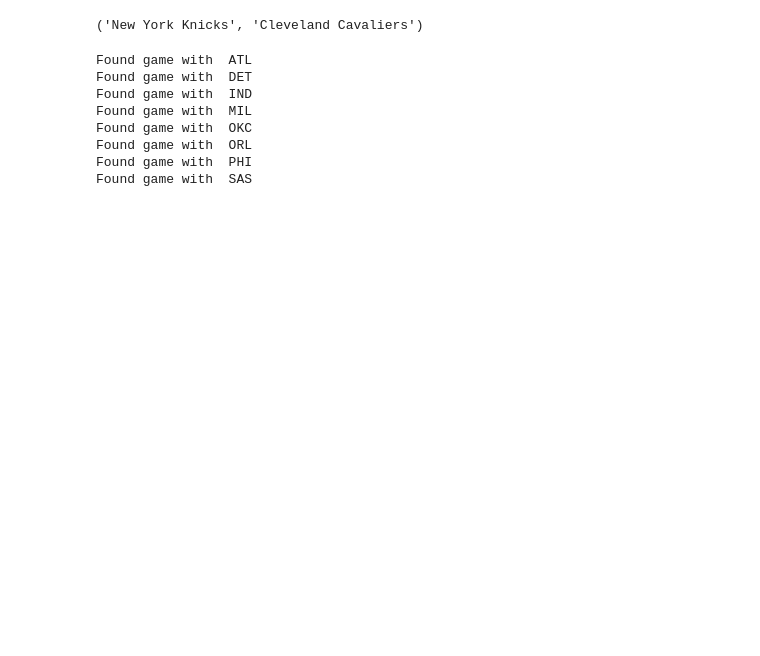
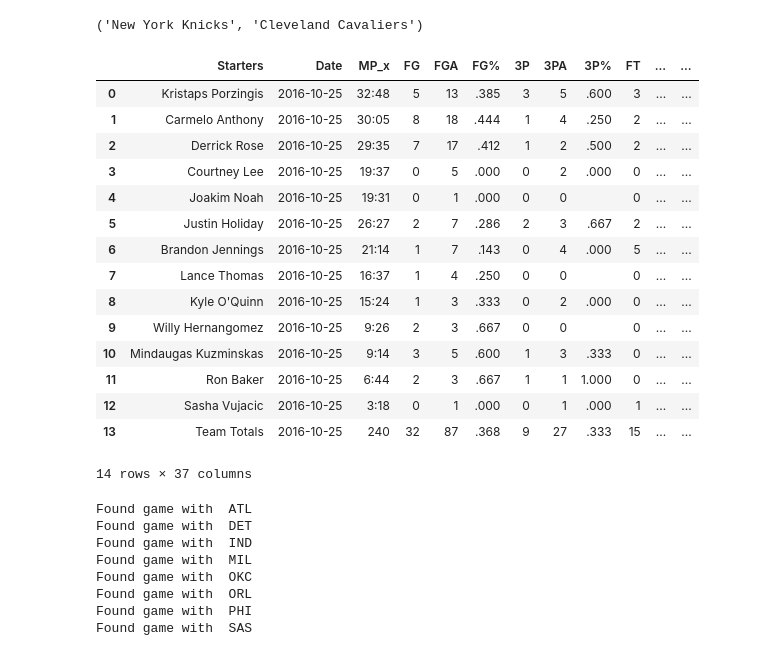
Before and after one commit to alhuang10/Basketball-Predictions, a Jupyter notebook: Basketball Reference Parsing.ipynb, the cells around one changed output. Saved outputs shown, nothing was run; the diff lists cells and outputs as text; code cells hidden in the pictures; blank space fills up the shorter version.

```diff
--- a/Basketball Reference Parsing.ipynb
+++ b/Basketball Reference Parsing.ipynb
@@ -180,6 +204,10 @@ regular_stats_team_2 = df.iloc[second_empty+2:third_empty]
 
 # Removing reserves row
 regular_stats_team_2 = regular_stats_team_2.loc[regular_stats_team_2['Starters'] != 'Reserves']
+
+# Add date column for indexing by player
+regular_stats_team_2['Date'] = date(2016, 10, 25)
+
 regular_stats_team_2
 # %% [output]
 |  | Starters | MP | FG | FGA | FG% | 3P | 3PA | 3P% | FT | FTA | ... | ... |
@@ -238,0 +261,12 @@ home_team = headline[(headline.find(' at ')+4):(headline.find(' Box '))]
+# %%
+# Horizontally concatenating the two stats dataframes for each team
+
+all_stats_team_1 = regular_stats_team_1.merge(advanced_stats_team_1, left_on='Starters', right_on='Starters', how='inner')
+all_stats_team_2 = regular_stats_team_2.merge(advanced_stats_team_2, left_on='Starters', right_on='Starters', how='inner')
+
+
+print(all_stats_team_1)
+print(all_stats_team_2)
+
+#all_stats_team_1 = pd.concat([regular_stats_team_1, advanced_stats_team_1], axis=1, jo)
+#all_stats_team_1
@@ -238,0 +291,12 @@ home_team = headline[(headline.find(' at ')+4):(headline.find(' Box '))]
+# %%
+# Rearrange columns in the two dataframes
+columns = all_stats_team_2.columns.tolist()
+columns.remove('Date')
+columns.remove('Starters')
+
+
+all_stats_team_1 = all_stats_team_1[['Starters','Date'] + columns]
+all_stats_team_2 = all_stats_team_2[['Starters','Date'] + columns]
+
+team_1_players = all_stats_team_1['Starters'].tolist()[:-1]
+team_1_players
@@ -240,6 +348,28 @@ home_team = headline[(headline.find(' at ')+4):(headline.find(' Box '))]
 away_team, home_team
 # %% [output]
 ('New York Knicks', 'Cleveland Cavaliers')
+# %%
+
+test = pd.DataFrame()
+# %%
+test.append(all_stats_team_1)
+# %% [output]
+|  | Starters | Date | MP_x | FG | FGA | FG% | 3P | 3PA | 3P% | FT | ... | ... |
+| 0 | Kristaps Porzingis | 2016-10-25 | 32:48 | 5 | 13 | .385 | 3 | 5 | .600 | 3 | ... | ... |
+| 1 | Carmelo Anthony | 2016-10-25 | 30:05 | 8 | 18 | .444 | 1 | 4 | .250 | 2 | ... | ... |
+| 2 | Derrick Rose | 2016-10-25 | 29:35 | 7 | 17 | .412 | 1 | 2 | .500 | 2 | ... | ... |
+| 3 | Courtney Lee | 2016-10-25 | 19:37 | 0 | 5 | .000 | 0 | 2 | .000 | 0 | ... | ... |
+| 4 | Joakim Noah | 2016-10-25 | 19:31 | 0 | 1 | .000 | 0 | 0 |  | 0 | ... | ... |
+| 5 | Justin Holiday | 2016-10-25 | 26:27 | 2 | 7 | .286 | 2 | 3 | .667 | 2 | ... | ... |
+| 6 | Brandon Jennings | 2016-10-25 | 21:14 | 1 | 7 | .143 | 0 | 4 | .000 | 5 | ... | ... |
+| 7 | Lance Thomas | 2016-10-25 | 16:37 | 1 | 4 | .250 | 0 | 0 |  | 0 | ... | ... |
+| 8 | Kyle O'Quinn | 2016-10-25 | 15:24 | 1 | 3 | .333 | 0 | 2 | .000 | 0 | ... | ... |
+| 9 | Willy Hernangomez | 2016-10-25 | 9:26 | 2 | 3 | .667 | 0 | 0 |  | 0 | ... | ... |
+| 10 | Mindaugas Kuzminskas | 2016-10-25 | 9:14 | 3 | 5 | .600 | 1 | 3 | .333 | 0 | ... | ... |
+| 11 | Ron Baker | 2016-10-25 | 6:44 | 2 | 3 | .667 | 1 | 1 | 1.000 | 0 | ... | ... |
+| 12 | Sasha Vujacic | 2016-10-25 | 3:18 | 0 | 1 | .000 | 0 | 1 | .000 | 1 | ... | ... |
+| 13 | Team Totals | 2016-10-25 | 240 | 32 | 87 | .368 | 9 | 27 | .333 | 15 | ... | ... |
+14 rows × 37 columns
 # %%
 # The ends of the boxscore URLS
 team_abbreviations=['ATL',
```
Also changed, not shown: parts of 8 cells of this notebook, 1 other file.
